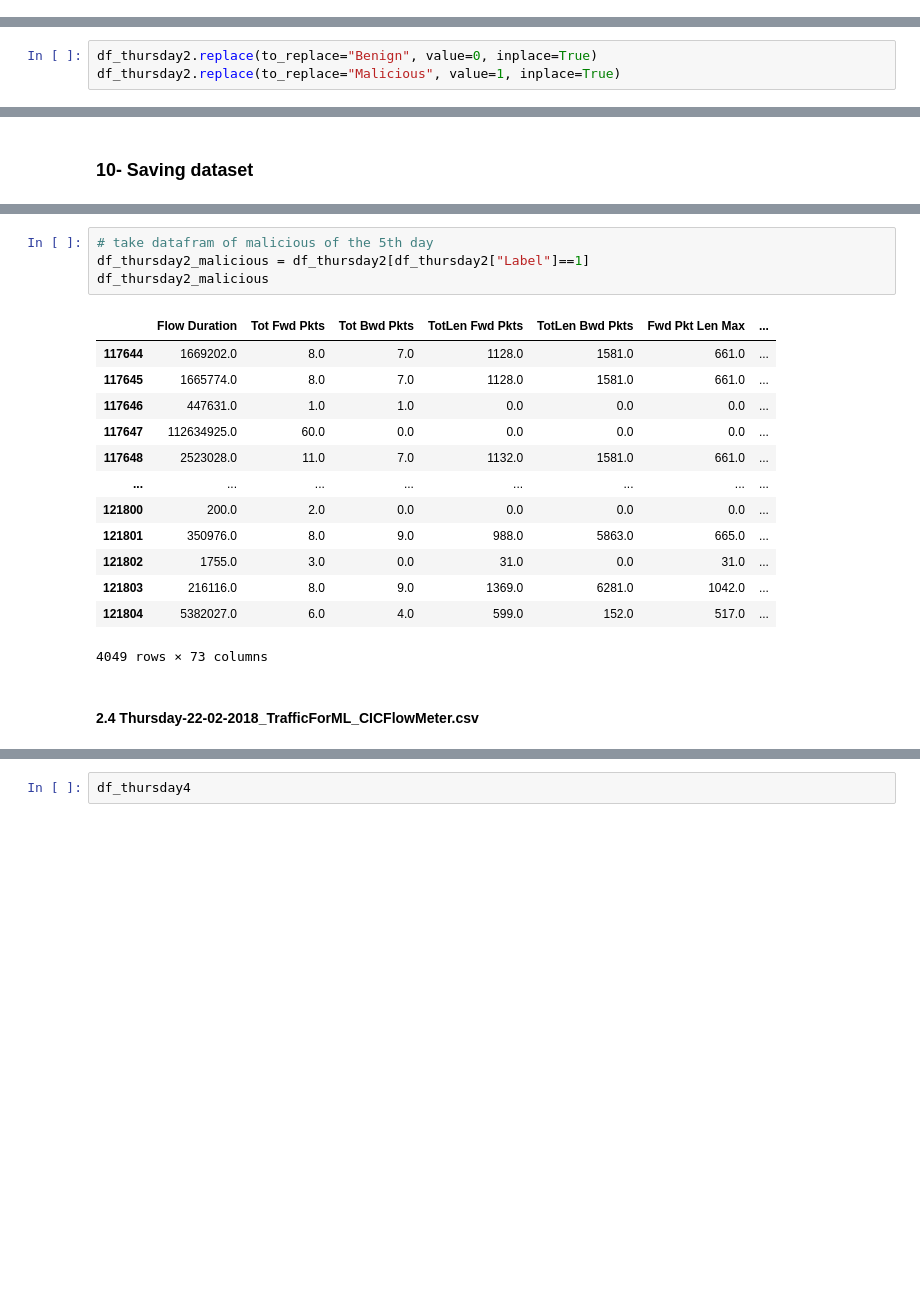
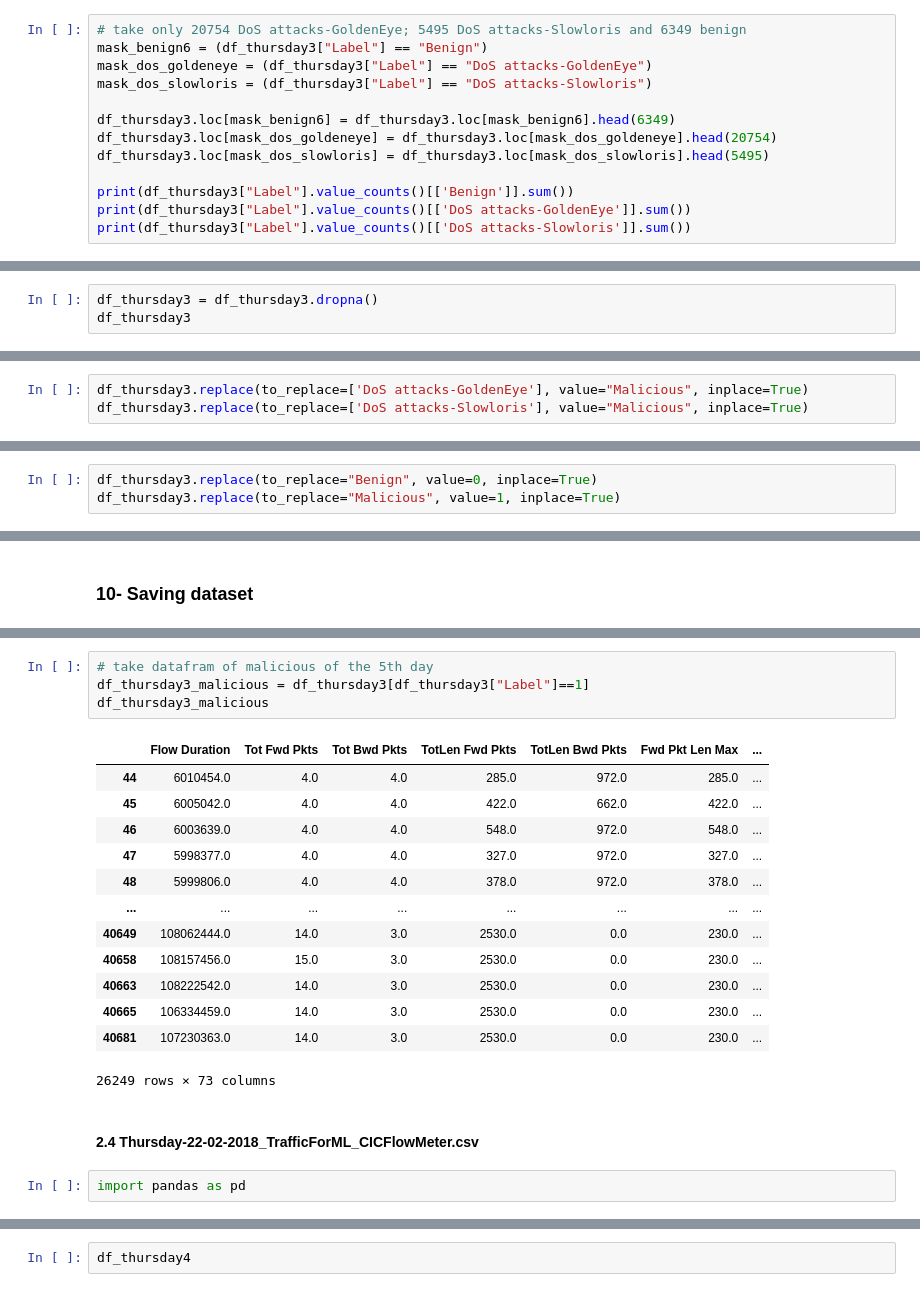
Before and after one commit to alittlesheepofGod/cse-cic-ids2018, a Jupyter notebook: 1-Exploring_CIC-IDS-2018_Dataset.ipynb, the cells around one changed output, grey strips where cells are left out. Drawn from its saved outputs; the diff is of its cells as text; blank space fills up the shorter version.

```diff
--- a/1-Exploring_CIC-IDS-2018_Dataset.ipynb
+++ b/1-Exploring_CIC-IDS-2018_Dataset.ipynb
@@ -2406,0 +2386,13 @@ df_thursday2
+# %%
+# take only 20754 DoS attacks-GoldenEye; 5495 DoS attacks-Slowloris and 6349 benign
+mask_benign6 = (df_thursday3["Label"] == "Benign")
+mask_dos_goldeneye = (df_thursday3["Label"] == "DoS attacks-GoldenEye")
+mask_dos_slowloris = (df_thursday3["Label"] == "DoS attacks-Slowloris")
+
+df_thursday3.loc[mask_benign6] = df_thursday3.loc[mask_benign6].head(6349)
+df_thursday3.loc[mask_dos_goldeneye] = df_thursday3.loc[mask_dos_goldeneye].head(20754)
+df_thursday3.loc[mask_dos_slowloris] = df_thursday3.loc[mask_dos_slowloris].head(5495)
+
+print(df_thursday3["Label"].value_counts()[['Benign']].sum())
+print(df_thursday3["Label"].value_counts()[['DoS attacks-GoldenEye']].sum())
+print(df_thursday3["Label"].value_counts()[['DoS attacks-Slowloris']].sum())
@@ -2406,0 +2403,3 @@ df_thursday2
+# %%
+df_thursday3 = df_thursday3.dropna()
+df_thursday3
@@ -2431,0 +2422,3 @@ df_thursday2
+# %%
+df_thursday3.replace(to_replace=['DoS attacks-GoldenEye'], value="Malicious", inplace=True)
+df_thursday3.replace(to_replace=['DoS attacks-Slowloris'], value="Malicious", inplace=True)
@@ -2442,8 +2460,8 @@ print(df_thursday2["Label"].value_counts()[['Malicious']].sum())
 # %% [markdown]
 ### 9- Replacing Benign labels with zeroes and Malicious labels with ones
 # %%
-df_thursday2.replace(to_replace="Benign", value=0, inplace=True)
-df_thursday2.replace(to_replace="Malicious", value=1, inplace=True)
+df_thursday3.replace(to_replace="Benign", value=0, inplace=True)
+df_thursday3.replace(to_replace="Malicious", value=1, inplace=True)
 # %% [output]
 A value is trying to be set on a copy of a slice from a DataFrame
 
@@ -2523,22 +2541,24 @@ df_thursday2_benign
 6349 rows × 73 columns
 # %%
 # take datafram of malicious of the 5th day
-df_thursday2_malicious = df_thursday2[df_thursday2["Label"]==1]
-df_thursday2_malicious
+df_thursday3_malicious = df_thursday3[df_thursday3["Label"]==1]
+df_thursday3_malicious
 # %% [output]
 |  | Flow Duration | Tot Fwd Pkts | Tot Bwd Pkts | TotLen Fwd Pkts | TotLen Bwd Pkts | Fwd Pkt Len Max | ... |
-| 117644 | 1669202.0 | 8.0 | 7.0 | 1128.0 | 1581.0 | 661.0 | ... |
-| 117645 | 1665774.0 | 8.0 | 7.0 | 1128.0 | 1581.0 | 661.0 | ... |
-| 117646 | 447631.0 | 1.0 | 1.0 | 0.0 | 0.0 | 0.0 | ... |
-| 117647 | 112634925.0 | 60.0 | 0.0 | 0.0 | 0.0 | 0.0 | ... |
-| 117648 | 2523028.0 | 11.0 | 7.0 | 1132.0 | 1581.0 | 661.0 | ... |
+| 44 | 6010454.0 | 4.0 | 4.0 | 285.0 | 972.0 | 285.0 | ... |
+| 45 | 6005042.0 | 4.0 | 4.0 | 422.0 | 662.0 | 422.0 | ... |
+| 46 | 6003639.0 | 4.0 | 4.0 | 548.0 | 972.0 | 548.0 | ... |
+| 47 | 5998377.0 | 4.0 | 4.0 | 327.0 | 972.0 | 327.0 | ... |
+| 48 | 5999806.0 | 4.0 | 4.0 | 378.0 | 972.0 | 378.0 | ... |
 | ... | ... | ... | ... | ... | ... | ... | ... |
-| 121800 | 200.0 | 2.0 | 0.0 | 0.0 | 0.0 | 0.0 | ... |
-| 121801 | 350976.0 | 8.0 | 9.0 | 988.0 | 5863.0 | 665.0 | ... |
-| 121802 | 1755.0 | 3.0 | 0.0 | 31.0 | 0.0 | 31.0 | ... |
-| 121803 | 216116.0 | 8.0 | 9.0 | 1369.0 | 6281.0 | 1042.0 | ... |
-| 121804 | 5382027.0 | 6.0 | 4.0 | 599.0 | 152.0 | 517.0 | ... |
+| 40649 | 108062444.0 | 14.0 | 3.0 | 2530.0 | 0.0 | 230.0 | ... |
+| 40658 | 108157456.0 | 15.0 | 3.0 | 2530.0 | 0.0 | 230.0 | ... |
+| 40663 | 108222542.0 | 14.0 | 3.0 | 2530.0 | 0.0 | 230.0 | ... |
+| 40665 | 106334459.0 | 14.0 | 3.0 | 2530.0 | 0.0 | 230.0 | ... |
+| 40681 | 107230363.0 | 14.0 | 3.0 | 2530.0 | 0.0 | 230.0 | ... |
-4049 rows × 73 columns
+26249 rows × 73 columns
 # %% [markdown]
 #### 2.4 Thursday-22-02-2018_TrafficForML_CICFlowMeter.csv
+# %%
+import pandas as pd
 # %%
```
Also changed, not shown: parts of 127 cells of this notebook, 1 other file.
